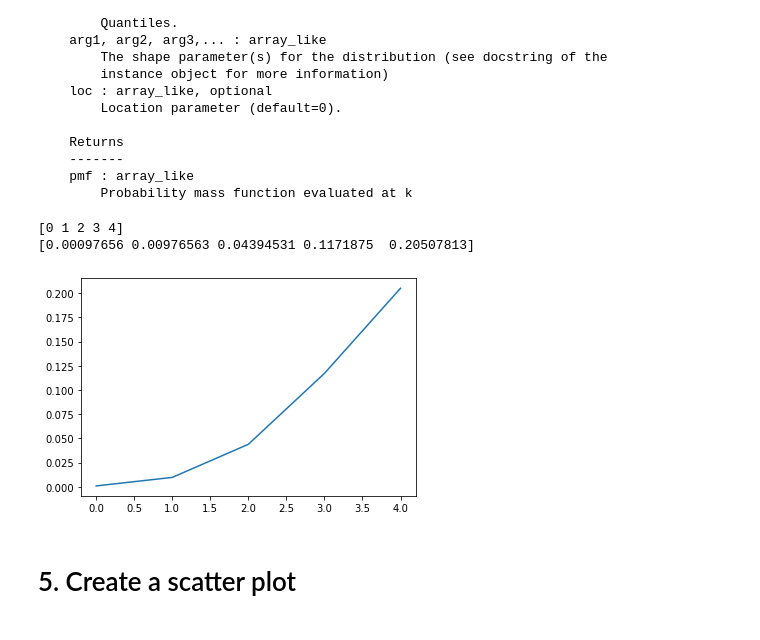
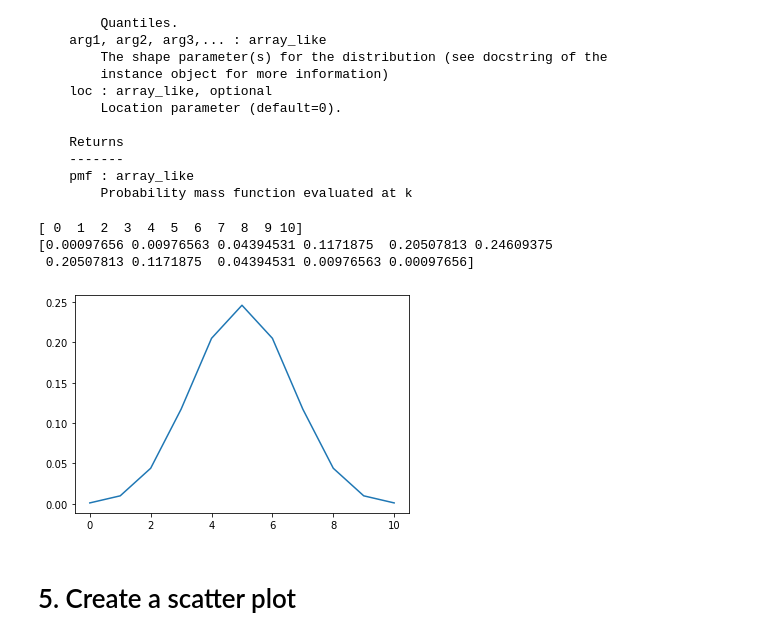
Before and after one commit to YunnC/IODLab, a Jupyter notebook: Lab_1.1.4 Statistics - part 2 Lab_Yunn.ipynb, the cells around one changed output. Saved outputs shown, nothing was run; the diff lists cells and outputs as text; code cells hidden in the pictures.

```diff
--- a/Lab_1.1.4 Statistics - part 2 Lab_Yunn.ipynb
+++ b/Lab_1.1.4 Statistics - part 2 Lab_Yunn.ipynb
@@ -105,26 +102,27 @@ pmf(k, *args, **kwds) method of scipy.stats._discrete_distns.binom_gen instance
 # %%
 # creating a Binomial Distribution
 import numpy as np
 from scipy.stats import binom
 from scipy import stats
 import matplotlib.pyplot as plt
 
-n = 10
+n = 10 #no. of coins flipped
 p = 0.5
-k = np.arange(0,5)
+k = np.arange(0,11) #no. of trials
 
 print(k)
 
 binomial = stats.binom.pmf(k, n, p)
 
 print(binomial)
 
 plt.plot(binomial);
 plt.show()
 # %% [output]
-[0 1 2 3 4]
-[0.00097656 0.00976563 0.04394531 0.1171875  0.20507813]
+[ 0  1  2  3  4  5  6  7  8  9 10]
+[0.00097656 0.00976563 0.04394531 0.1171875  0.20507813 0.24609375
+ 0.20507813 0.1171875  0.04394531 0.00976563 0.00097656]
-[figure, old version]
+[figure, new version]
 # %% [markdown]
 # 5. Create a scatter plot
 # %%
```
Also changed, not shown: parts of 9 cells of this notebook.
